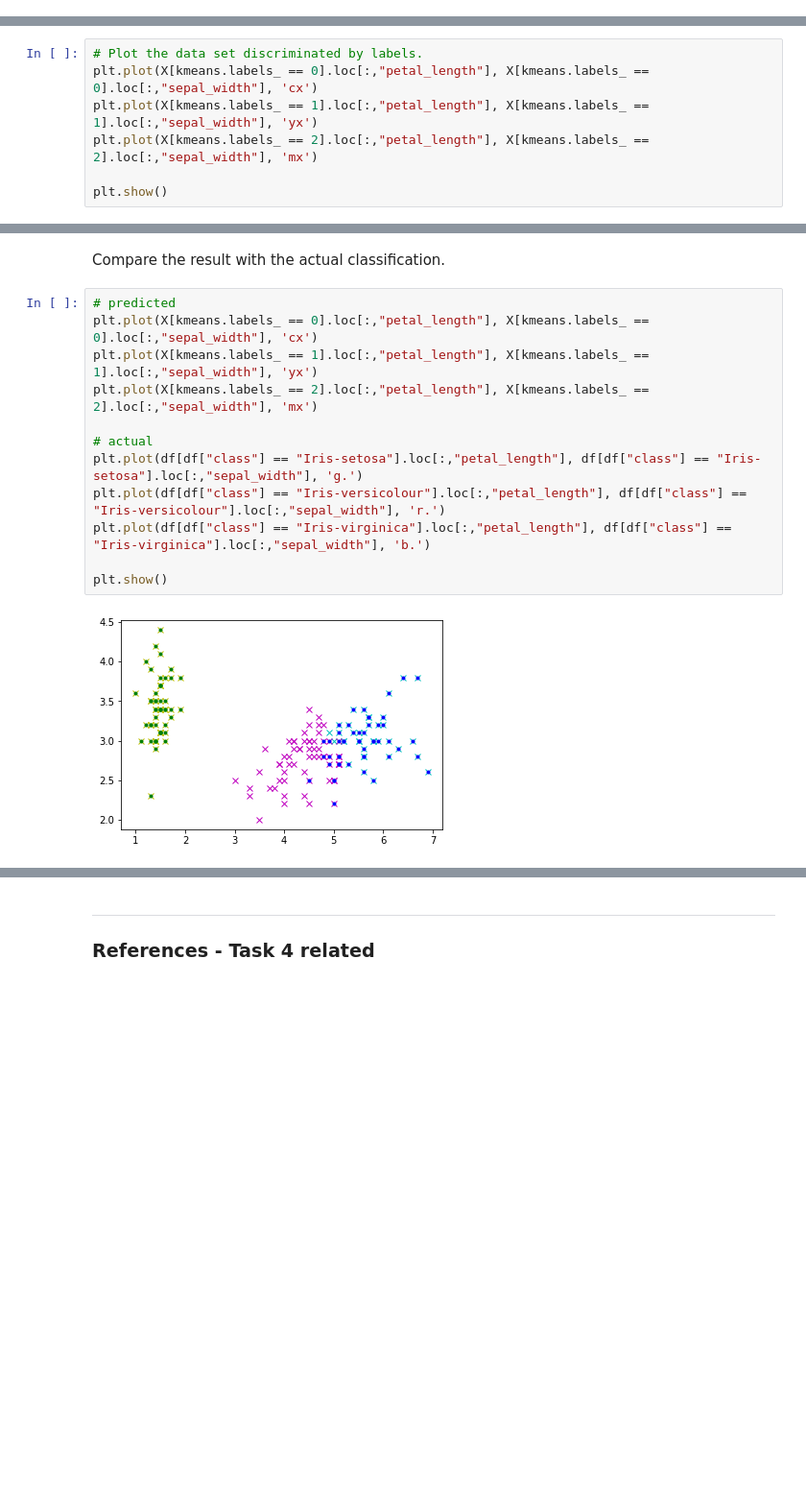
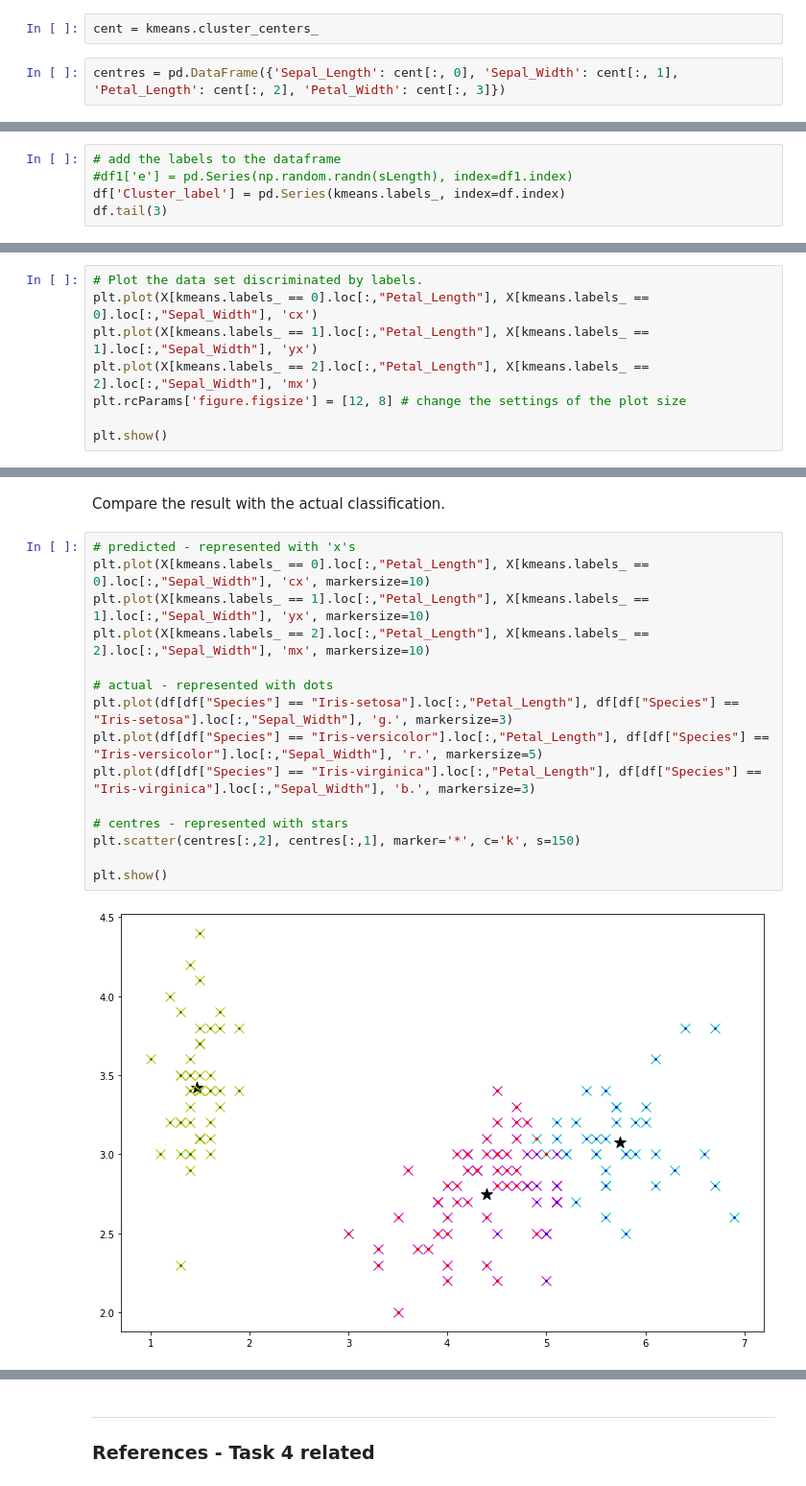
Before and after one commit to andkoc001/Machine-Learning-and-Statistics, a Jupyter notebook: MLaS-Tasks.ipynb, the cells around one changed output, grey strips where cells are left out. Shown: that part at 96% size. Drawn from its saved outputs; the diff is of its cells as text; blank space fills up the shorter version.

Commit message:
Cluster centres added; notebook readibility improved

```diff
--- a/MLaS-Tasks.ipynb
+++ b/MLaS-Tasks.ipynb
@@ -678,3 +661,7 @@ X.head(3)
 # %%
 # Perform kmeans fitting.
 kmeans = skcl.KMeans(n_clusters=3, random_state=0).fit(X)
+# %%
+cent = kmeans.cluster_centers_
+# %%
+centres = pd.DataFrame({'Sepal_Length': cent[:, 0], 'Sepal_Width': cent[:, 1], 'Petal_Length': cent[:, 2], 'Petal_Width': cent[:, 3]})
@@ -691,0 +688,5 @@ array([1, 1, 1, 1, 1, 1, 1, 1, 1, 1, 1, 1, 1, 1, 1, 1, 1, 1, 1, 1, 1, 1,
+# %%
+# add the labels to the dataframe
+#df1['e'] = pd.Series(np.random.randn(sLength), index=df1.index)
+df['Cluster_label'] = pd.Series(kmeans.labels_, index=df.index)
+df.tail(3)
@@ -692,8 +708,9 @@ array([1, 1, 1, 1, 1, 1, 1, 1, 1, 1, 1, 1, 1, 1, 1, 1, 1, 1, 1, 1, 1, 1,
 # %%
 # Plot the data set discriminated by labels.
-plt.plot(X[kmeans.labels_ == 0].loc[:,"petal_length"], X[kmeans.labels_ == 0].loc[:,"sepal_width"], 'cx')
-plt.plot(X[kmeans.labels_ == 1].loc[:,"petal_length"], X[kmeans.labels_ == 1].loc[:,"sepal_width"], 'yx')
-plt.plot(X[kmeans.labels_ == 2].loc[:,"petal_length"], X[kmeans.labels_ == 2].loc[:,"sepal_width"], 'mx')
+plt.plot(X[kmeans.labels_ == 0].loc[:,"Petal_Length"], X[kmeans.labels_ == 0].loc[:,"Sepal_Width"], 'cx')
+plt.plot(X[kmeans.labels_ == 1].loc[:,"Petal_Length"], X[kmeans.labels_ == 1].loc[:,"Sepal_Width"], 'yx')
+plt.plot(X[kmeans.labels_ == 2].loc[:,"Petal_Length"], X[kmeans.labels_ == 2].loc[:,"Sepal_Width"], 'mx')
+plt.rcParams['figure.figsize'] = [12, 8] # change the settings of the plot size
 
 plt.show()
 # %% [output]
@@ -701,16 +718,19 @@ plt.show()
 # %% [markdown]
 Compare the result with the actual classification.
 # %%
-# predicted
-plt.plot(X[kmeans.labels_ == 0].loc[:,"petal_length"], X[kmeans.labels_ == 0].loc[:,"sepal_width"], 'cx')
-plt.plot(X[kmeans.labels_ == 1].loc[:,"petal_length"], X[kmeans.labels_ == 1].loc[:,"sepal_width"], 'yx')
-plt.plot(X[kmeans.labels_ == 2].loc[:,"petal_length"], X[kmeans.labels_ == 2].loc[:,"sepal_width"], 'mx')
+# predicted - represented with 'x's
+plt.plot(X[kmeans.labels_ == 0].loc[:,"Petal_Length"], X[kmeans.labels_ == 0].loc[:,"Sepal_Width"], 'cx', markersize=10)
+plt.plot(X[kmeans.labels_ == 1].loc[:,"Petal_Length"], X[kmeans.labels_ == 1].loc[:,"Sepal_Width"], 'yx', markersize=10)
+plt.plot(X[kmeans.labels_ == 2].loc[:,"Petal_Length"], X[kmeans.labels_ == 2].loc[:,"Sepal_Width"], 'mx', markersize=10)
 
-# actual
-plt.plot(df[df["class"] == "Iris-setosa"].loc[:,"petal_length"], df[df["class"] == "Iris-setosa"].loc[:,"sepal_width"], 'g.')
-plt.plot(df[df["class"] == "Iris-versicolour"].loc[:,"petal_length"], df[df["class"] == "Iris-versicolour"].loc[:,"sepal_width"], 'r.')
-plt.plot(df[df["class"] == "Iris-virginica"].loc[:,"petal_length"], df[df["class"] == "Iris-virginica"].loc[:,"sepal_width"], 'b.')
+# actual - represented with dots
+plt.plot(df[df["Species"] == "Iris-setosa"].loc[:,"Petal_Length"], df[df["Species"] == "Iris-setosa"].loc[:,"Sepal_Width"], 'g.', markersize=3)
+plt.plot(df[df["Species"] == "Iris-versicolor"].loc[:,"Petal_Length"], df[df["Species"] == "Iris-versicolor"].loc[:,"Sepal_Width"], 'r.', markersize=5)
+plt.plot(df[df["Species"] == "Iris-virginica"].loc[:,"Petal_Length"], df[df["Species"] == "Iris-virginica"].loc[:,"Sepal_Width"], 'b.', markersize=3)
+
+# centres - represented with stars
+plt.scatter(centres[:,2], centres[:,1], marker='*', c='k', s=150)
 
 plt.show()
 # %% [output]
-[figure, old version]
+[figure, new version]
```
Also changed, not shown: parts of 27 cells of this notebook, 1 other file.
